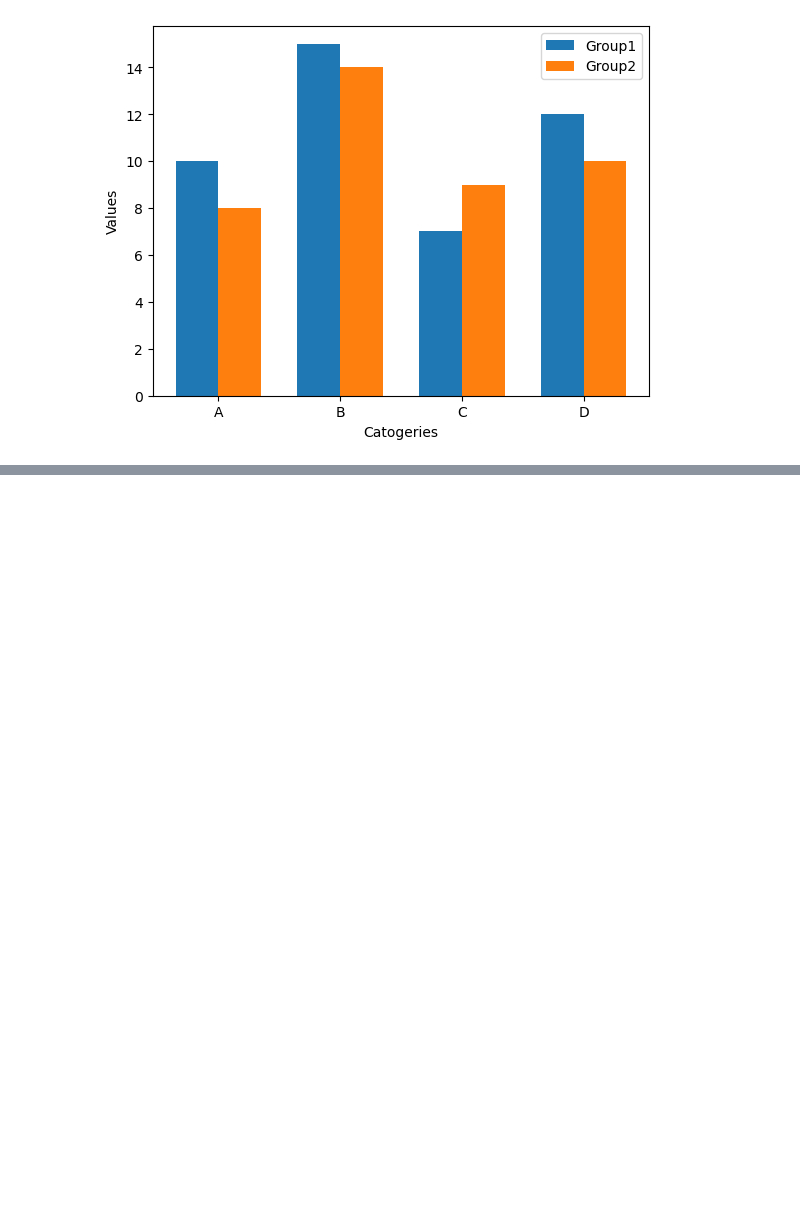
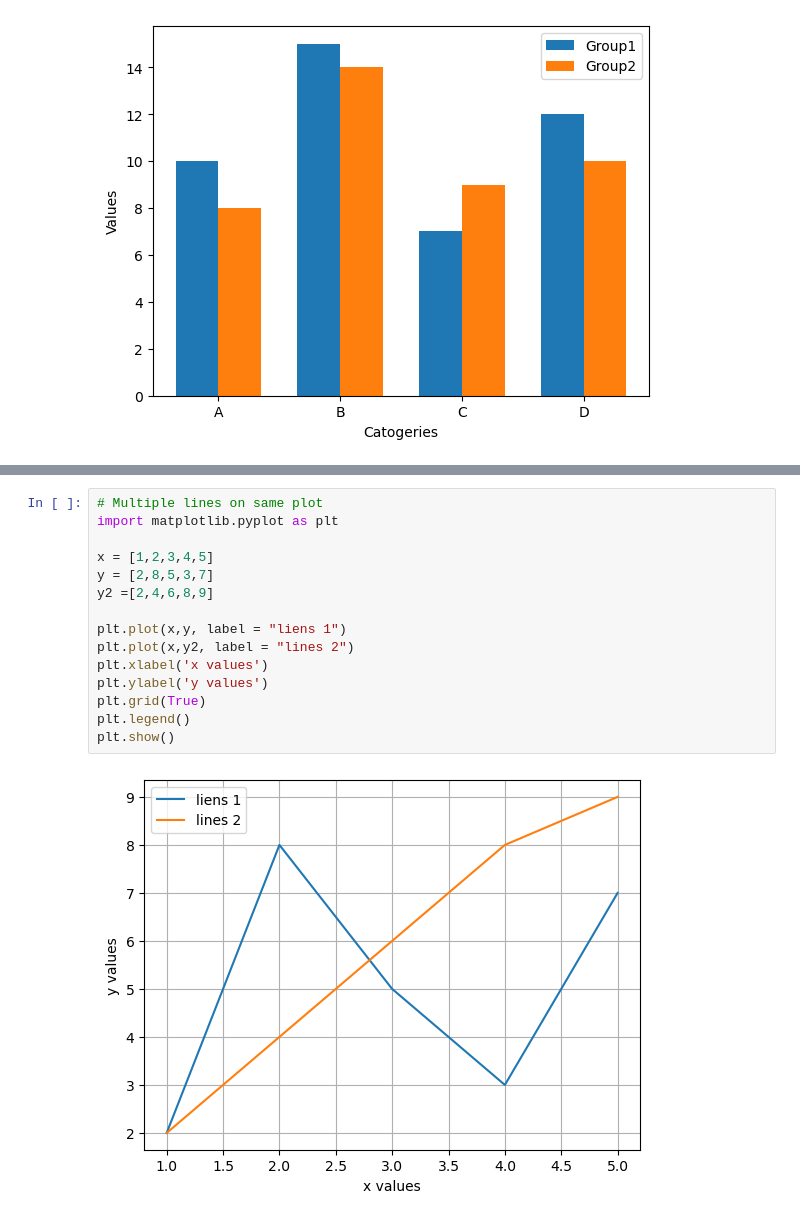
Before and after one commit to aditya-76430/python-programming, a Jupyter notebook: Matplotlib/learning-part1.ipynb, the cells around one changed output, grey strips where cells are left out. Drawn from its saved outputs; the diff is of its cells as text; blank space fills up the shorter version.

```diff
--- a/Matplotlib/learning-part1.ipynb
+++ b/Matplotlib/learning-part1.ipynb
@@ -131,0 +148,17 @@ plt.show()
+# %%
+# Multiple lines on same plot
+import matplotlib.pyplot as plt
+
+x = [1,2,3,4,5]
+y = [2,8,5,3,7]
+y2 =[2,4,6,8,9]
+
+plt.plot(x,y, label = "liens 1")
+plt.plot(x,y2, label = "lines 2")
+plt.xlabel('x values')
+plt.ylabel('y values')
+plt.grid(True)
+plt.legend()
+plt.show()
+# %% [output]
+[figure, added]
```
Also changed, not shown: parts of 1 cell of this notebook, 8 other files.
